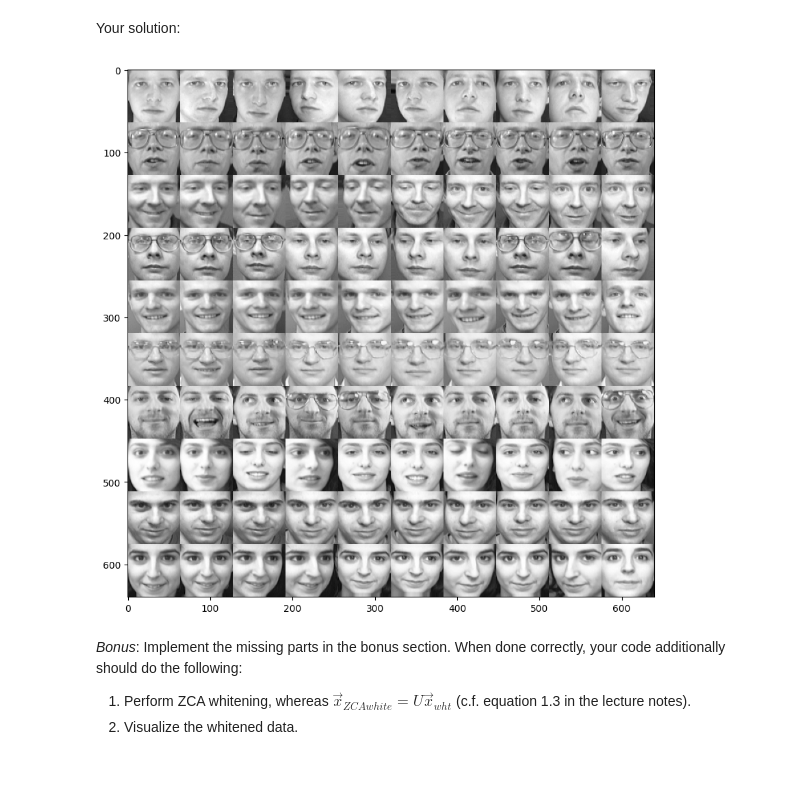
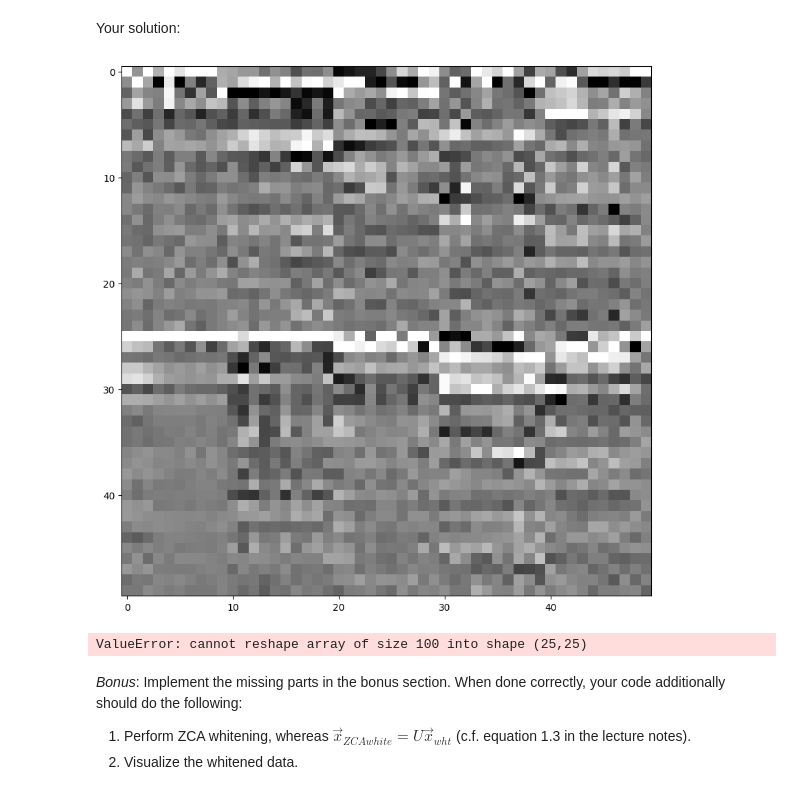
Before and after one commit to JanPagen/ML-Uni-Luebeck, a Jupyter notebook: exercise_1.ipynb, the cells around one changed output. Cells and saved outputs as stored; diff of their text form; code cells hidden in the pictures.

```diff
--- a/exercise_1.ipynb
+++ b/exercise_1.ipynb
@@ -159,36 +159,37 @@ SC_LOAD_DICTIONARY = False
 data = np.load(dataset)["data"] # load the array "data"
 
 # TODO convert data to floating point (double precision)
 data = data.astype(np.float64)
 # TODO get number of images (observations) and number of pixels (features)
 n_images, n_pixels = data.shape[0], data.shape[1]
 
 # TODO get height and width of the images
 img_height = 64 # all images are squared
 img_width = 64
 assert isinstance(img_height, int) and isinstance(img_width, int), "Image dimensions need to be integers."
 
 # TODO enforce mean-free data vectors
 mean_free_data = data / np.mean(data)
 
 # TODO draw random patches from data.
 patches = random_patches(mean_free_data, img_height, img_width, n_patches, patch_size)
 
 # TODO perform the chosen unsupervised method on the drawn patches
 if method == 'pca':
-    basis = mean_free_data
+    pca = PCA(n_components=patch_size)
+    basis = pca.fit_transform(mean_free_data)
 elif method == 'ica':
     basis = -1
 elif method == 'sc':
     if SC_LOAD_DICTIONARY:
         basis = -1
     else:
         basis = -1
 
 # TODO show the new set of basis vectors (only the first n_basis)
-show_in_grid(basis[:n_basis], img_height, img_width)
+show_in_grid(basis[:n_basis], patch_size, patch_size)
 # %% [output]
-[figure, old version]
+[figure, new version]
 # %%
 # RECONSTRUCTION
 ## Use different subsets of the new basis vectors to reconstruct a random patch
@@ -200,7 +201,7 @@ random_patch = patches[random.randint(0, n_patches-1)]
 
 
 # TODO reconstruct the random patch
-reconstructions = []
+reconstructions = [pca.inverse_transform(p) for p in random_patch]
 
 def sparse_coding_reconstruction(random_patch, basis, reconstructions, n_basis):
     for i in range(n_basis):
@@ -238,6 +239,8 @@ reconstructions = np.stack(reconstructions)
 
 # TODO show the reconstructed patch
 show_in_grid(reconstructions, patch_size, patch_size)
+# %% [output]
+ValueError: cannot reshape array of size 100 into shape (25,25)
 # %% [markdown]
 *Bonus*: Implement the missing parts in the bonus section. When done correctly, your code additionally should do the following:
 1. Perform ZCA whitening, whereas $\vec{x}_{ZCAwhite}=U\vec{x}_{wht}$ (c.f. equation 1.3 in the lecture notes).
```
